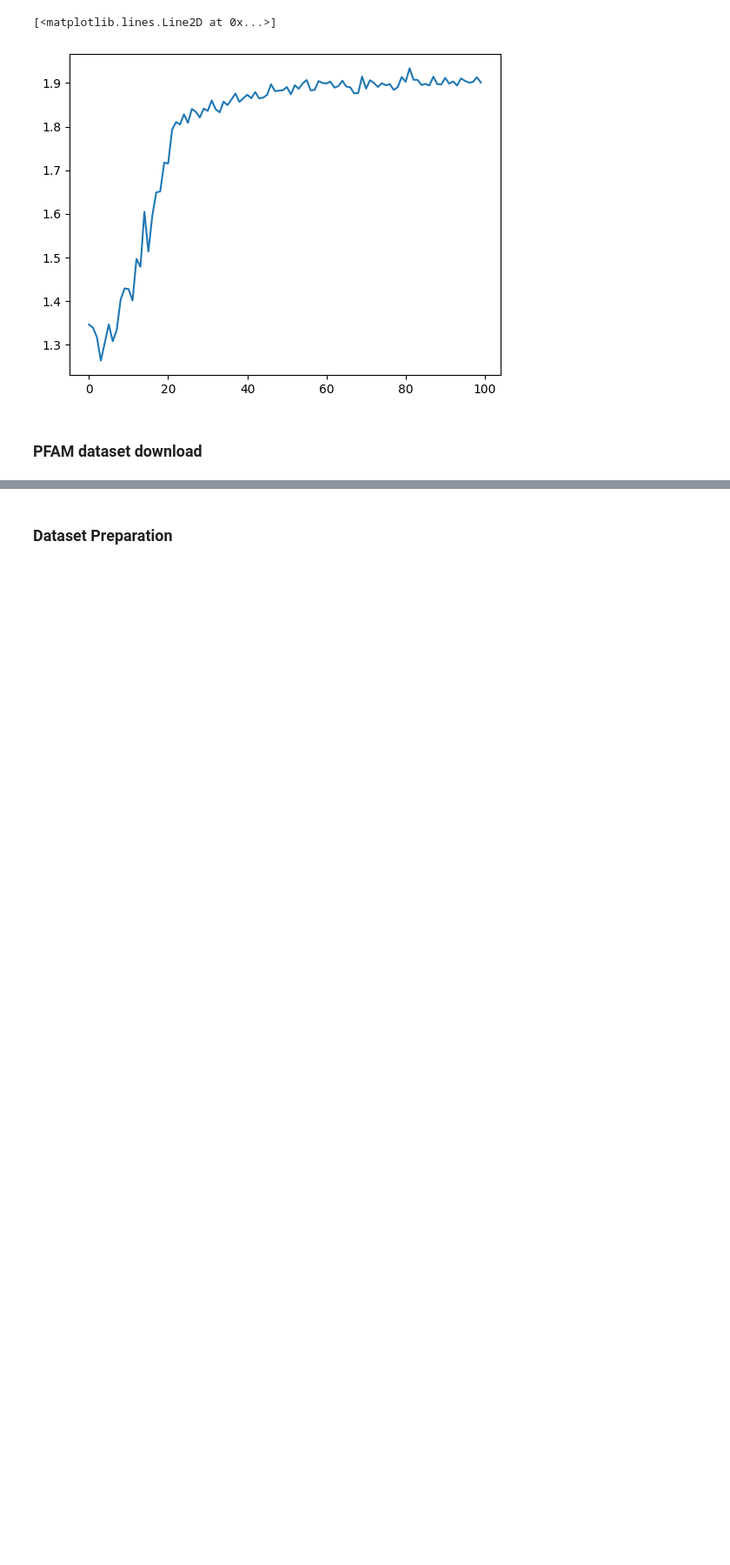
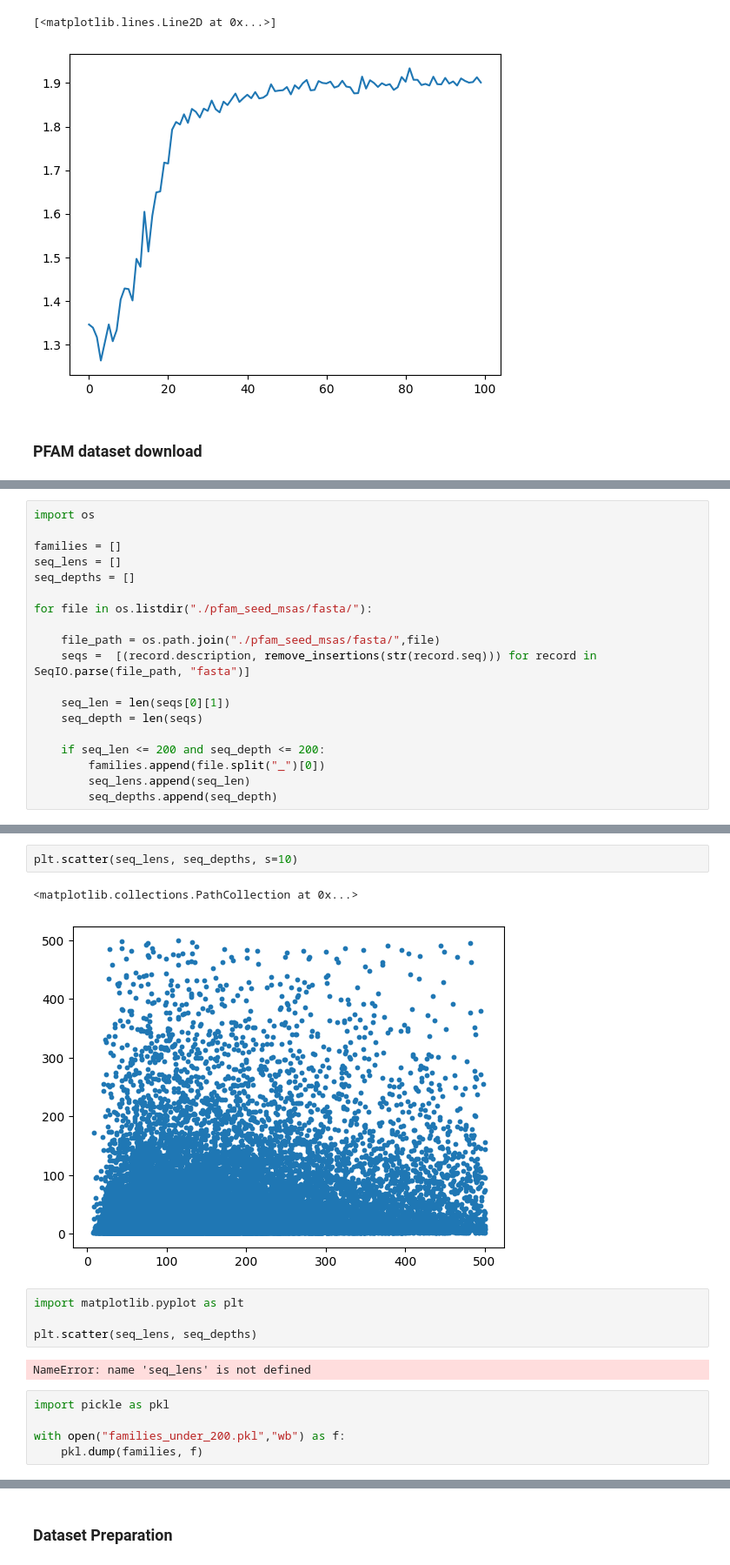
Before and after one commit to anamaysamant/MSA-phylogeny-generation, a Jupyter notebook: Phylomodel_explore.ipynb, the cells around one changed output, grey strips where cells are left out. Shown at 87% size. Saved outputs shown, nothing was run; the diff lists cells and outputs as text; blank space fills up the shorter version.

```diff
--- a/Phylomodel_explore.ipynb
+++ b/Phylomodel_explore.ipynb
@@ -691,0 +676,19 @@ import numpy as np
+# %%
+import os
+
+families = []
+seq_lens = []
+seq_depths = []
+
+for file in os.listdir("./pfam_seed_msas/fasta/"):
+
+    file_path = os.path.join("./pfam_seed_msas/fasta/",file)
+    seqs =  [(record.description, remove_insertions(str(record.seq))) for record in SeqIO.parse(file_path, "fasta")]
+
+    seq_len = len(seqs[0][1])
+    seq_depth = len(seqs)
+
+    if seq_len <= 200 and seq_depth <= 200:
+        families.append(file.split("_")[0])
+        seq_lens.append(seq_len)
+        seq_depths.append(seq_depth)
@@ -691,0 +698,16 @@ import numpy as np
+# %%
+plt.scatter(seq_lens, seq_depths, s=10)
+# %% [output]
+<matplotlib.collections.PathCollection at 0x...>
+[figure, added]
+# %%
+import matplotlib.pyplot as plt
+
+plt.scatter(seq_lens, seq_depths)
+# %% [output]
+NameError: name 'seq_lens' is not defined
+# %%
+import pickle as pkl
+
+with open("families_under_200.pkl","wb") as f:
+    pkl.dump(families, f)
```
Also changed, not shown: parts of 8 cells of this notebook, 58 other files.
